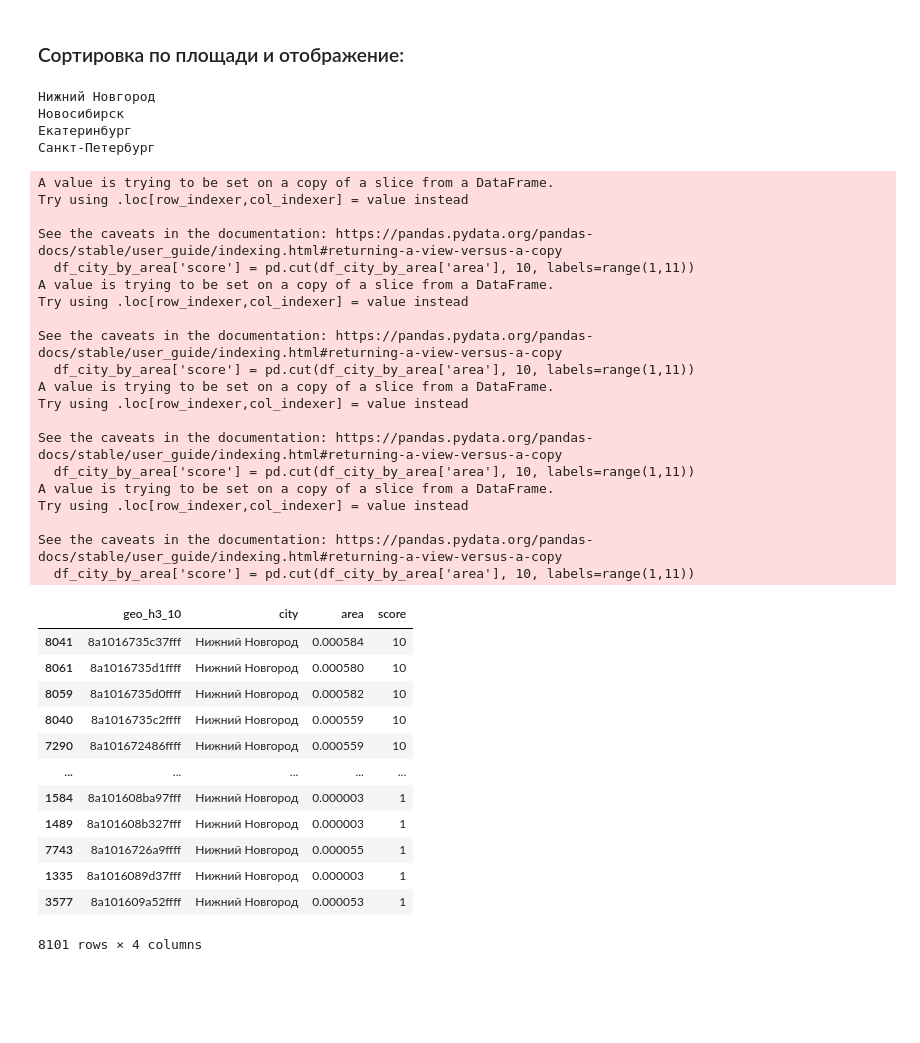
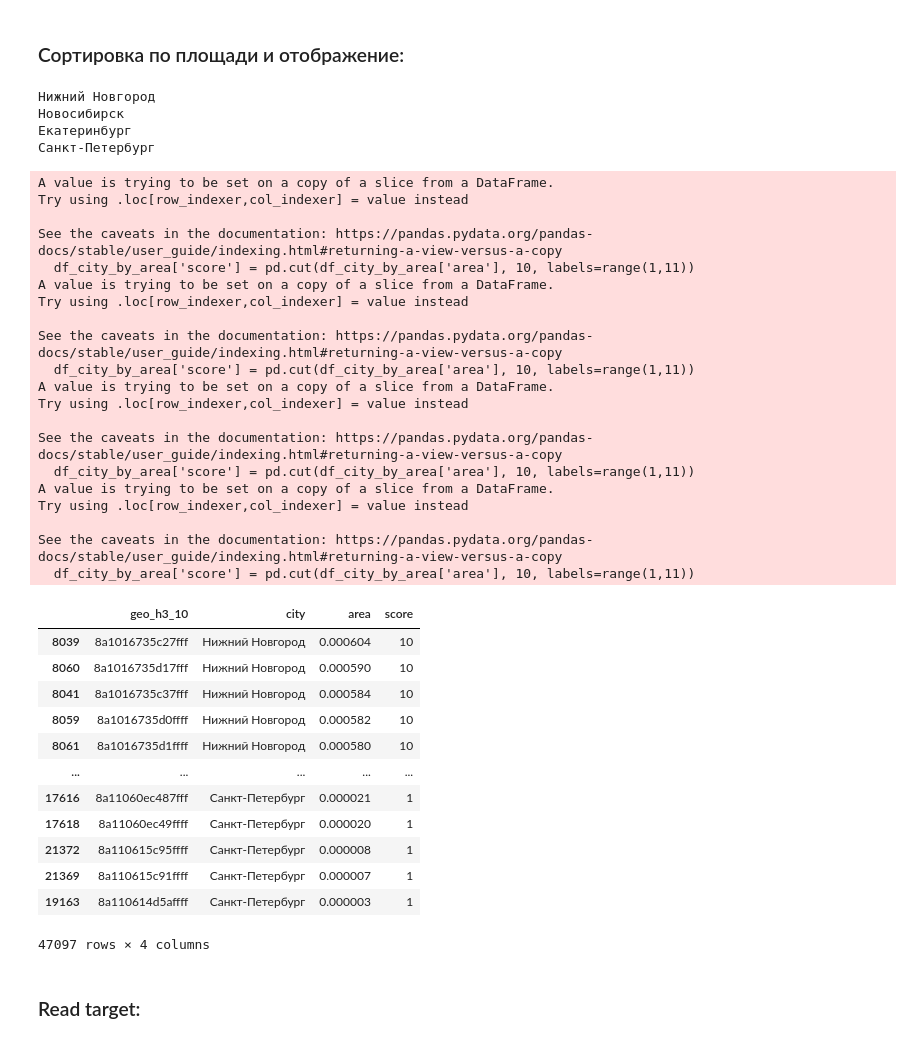
Before and after one commit to vladislav3112/alpha-bank-contest, a Jupyter notebook: result.ipynb, the cells around one changed output. Saved outputs shown, nothing was run; the diff lists cells and outputs as text; code cells hidden in the pictures; blank space fills up the shorter version.

```diff
--- a/result.ipynb
+++ b/result.ipynb
@@ -239,48 +248,52 @@ df_with_areas
 df = df_with_areas[['geo_h3_10','city','area']]
 cities = ['Нижний Новгород','Новосибирск','Екатеринбург','Санкт-Петербург']
 # %%
-df_array = {}
+df_array = []
 for elem in cities:
     print(elem)
     df_city_by_area = df[df['city']==elem]
     df_city_by_area['score'] = pd.cut(df_city_by_area['area'], 10, labels=range(1,11))
-    df_array[elem] = df_city_by_area.sort_values(by=['score'],ascending=False)
-df_array['Нижний Новгород']
+    df_array.append(df_city_by_area.sort_values(by=['score','area'],ascending=False))
+#df_array[0]
+df_city_by_area_res = pd.concat(df_array)
+df_city_by_area_res
 # %% [output]
 Нижний Новгород
 Новосибирск
 Екатеринбург
 Санкт-Петербург
 A value is trying to be set on a copy of a slice from a DataFrame.
 Try using .loc[row_indexer,col_indexer] = value instead
 
 See the caveats in the documentation: https://pandas.pydata.org/pandas-docs/stable/user_guide/indexing.html#returning-a-view-versus-a-copy
   df_city_by_area['score'] = pd.cut(df_city_by_area['area'], 10, labels=range(1,11))
 A value is trying to be set on a copy of a slice from a DataFrame.
 Try using .loc[row_indexer,col_indexer] = value instead
 
 See the caveats in the documentation: https://pandas.pydata.org/pandas-docs/stable/user_guide/indexing.html#returning-a-view-versus-a-copy
   df_city_by_area['score'] = pd.cut(df_city_by_area['area'], 10, labels=range(1,11))
 A value is trying to be set on a copy of a slice from a DataFrame.
 Try using .loc[row_indexer,col_indexer] = value instead
 
 See the caveats in the documentation: https://pandas.pydata.org/pandas-docs/stable/user_guide/indexing.html#returning-a-view-versus-a-copy
   df_city_by_area['score'] = pd.cut(df_city_by_area['area'], 10, labels=range(1,11))
 A value is trying to be set on a copy of a slice from a DataFrame.
 Try using .loc[row_indexer,col_indexer] = value instead
 
 See the caveats in the documentation: https://pandas.pydata.org/pandas-docs/stable/user_guide/indexing.html#returning-a-view-versus-a-copy
   df_city_by_area['score'] = pd.cut(df_city_by_area['area'], 10, labels=range(1,11))
 |  | geo_h3_10 | city | area | score |
+| 8039 | 8a1016735c27fff | Нижний Новгород | 0.000604 | 10 |
+| 8060 | 8a1016735d17fff | Нижний Новгород | 0.000590 | 10 |
 | 8041 | 8a1016735c37fff | Нижний Новгород | 0.000584 | 10 |
+| 8059 | 8a1016735d0ffff | Нижний Новгород | 0.000582 | 10 |
 | 8061 | 8a1016735d1ffff | Нижний Новгород | 0.000580 | 10 |
-| 8059 | 8a1016735d0ffff | Нижний Новгород | 0.000582 | 10 |
-| 8040 | 8a1016735c2ffff | Нижний Новгород | 0.000559 | 10 |
-| 7290 | 8a101672486ffff | Нижний Новгород | 0.000559 | 10 |
 | ... | ... | ... | ... | ... |
-| 1584 | 8a101608ba97fff | Нижний Новгород | 0.000003 | 1 |
-| 1489 | 8a101608b327fff | Нижний Новгород | 0.000003 | 1 |
-| 7743 | 8a1016726a9ffff | Нижний Новгород | 0.000055 | 1 |
-| 1335 | 8a1016089d37fff | Нижний Новгород | 0.000003 | 1 |
-| 3577 | 8a101609a52ffff | Нижний Новгород | 0.000053 | 1 |
+| 17616 | 8a11060ec487fff | Санкт-Петербург | 0.000021 | 1 |
+| 17618 | 8a11060ec49ffff | Санкт-Петербург | 0.000020 | 1 |
+| 21372 | 8a110615c95ffff | Санкт-Петербург | 0.000008 | 1 |
+| 21369 | 8a110615c91ffff | Санкт-Петербург | 0.000007 | 1 |
+| 19163 | 8a110614d5affff | Санкт-Петербург | 0.000003 | 1 |
-8101 rows × 4 columns
+47097 rows × 4 columns
+# %% [markdown]
+### Read target:
```
Also changed, not shown: parts of 12 cells of this notebook.
